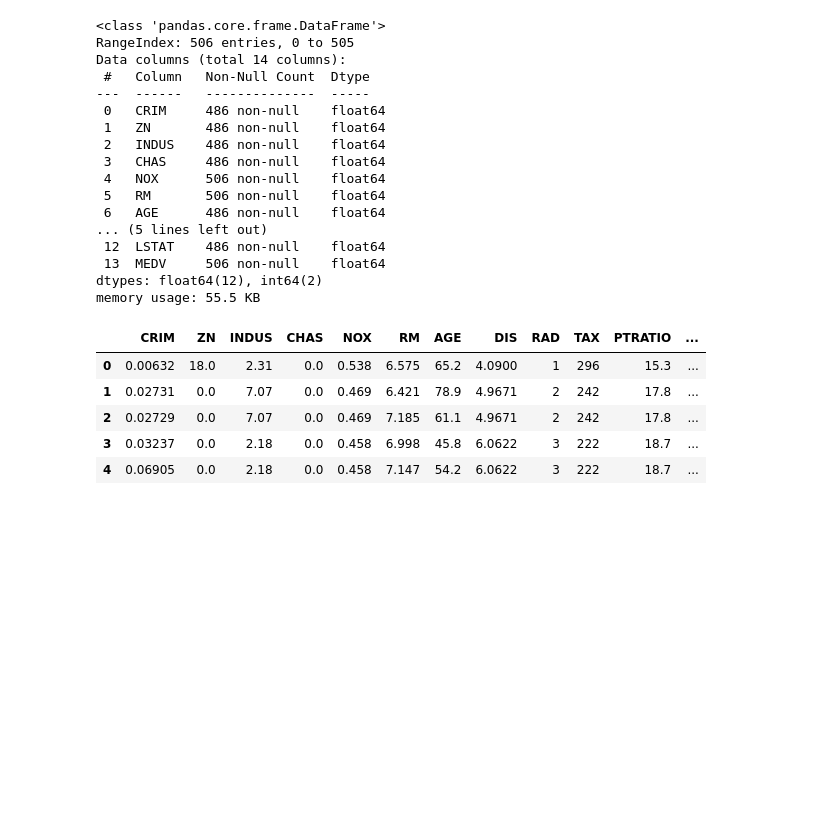
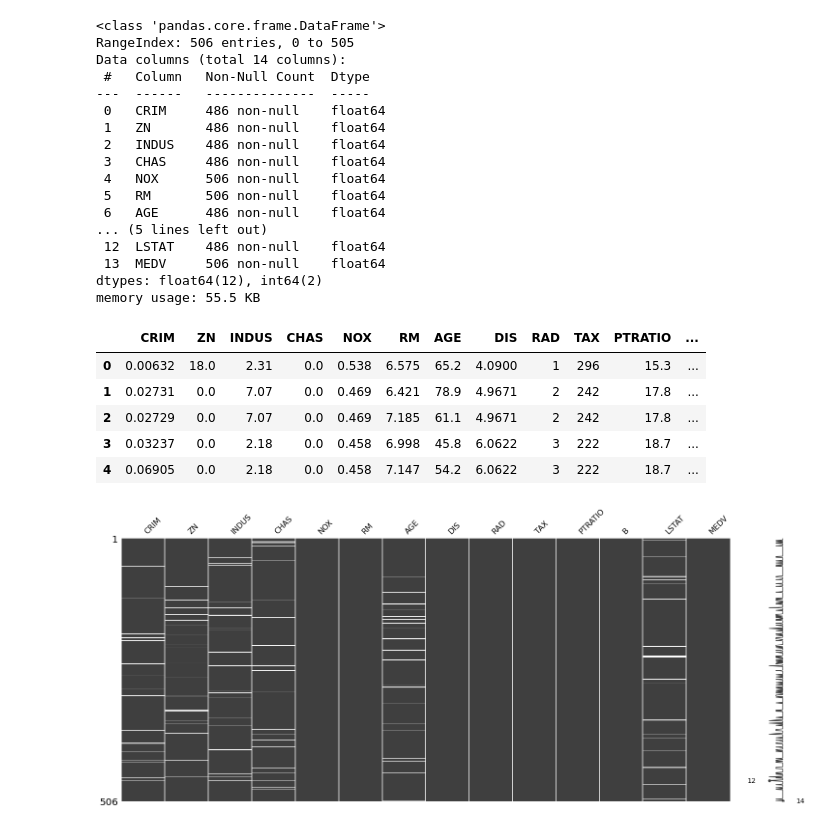
Before and after one commit to gundaminpde/2023-spring, a Jupyter notebook: 02_1_kNN.ipynb, the cells around one changed output. Saved outputs shown, nothing was run; the diff lists cells and outputs as text; code cells hidden in the pictures; blank space fills up the shorter version.

```diff
--- a/02_1_kNN.ipynb
+++ b/02_1_kNN.ipynb
@@ -557,3 +561,13 @@ df_house.head()
 | 2 | 0.02729 | 0.0 | 7.07 | 0.0 | 0.469 | 7.185 | 61.1 | 4.9671 | 2 | 242 | 17.8 | ... |
 | 3 | 0.03237 | 0.0 | 2.18 | 0.0 | 0.458 | 6.998 | 45.8 | 6.0622 | 3 | 222 | 18.7 | ... |
 | 4 | 0.06905 | 0.0 | 2.18 | 0.0 | 0.458 | 7.147 | 54.2 | 6.0622 | 3 | 222 | 18.7 | ... |
+# %%
+## 결측치 시각화
+
+import missingno as msno
+import matplotlib.pyplot as plt
+
+msno.matrix(df_house)
+plt.show()
+# %% [output]
+[figure, added]
```
Also changed, not shown: parts of 16 cells of this notebook.
